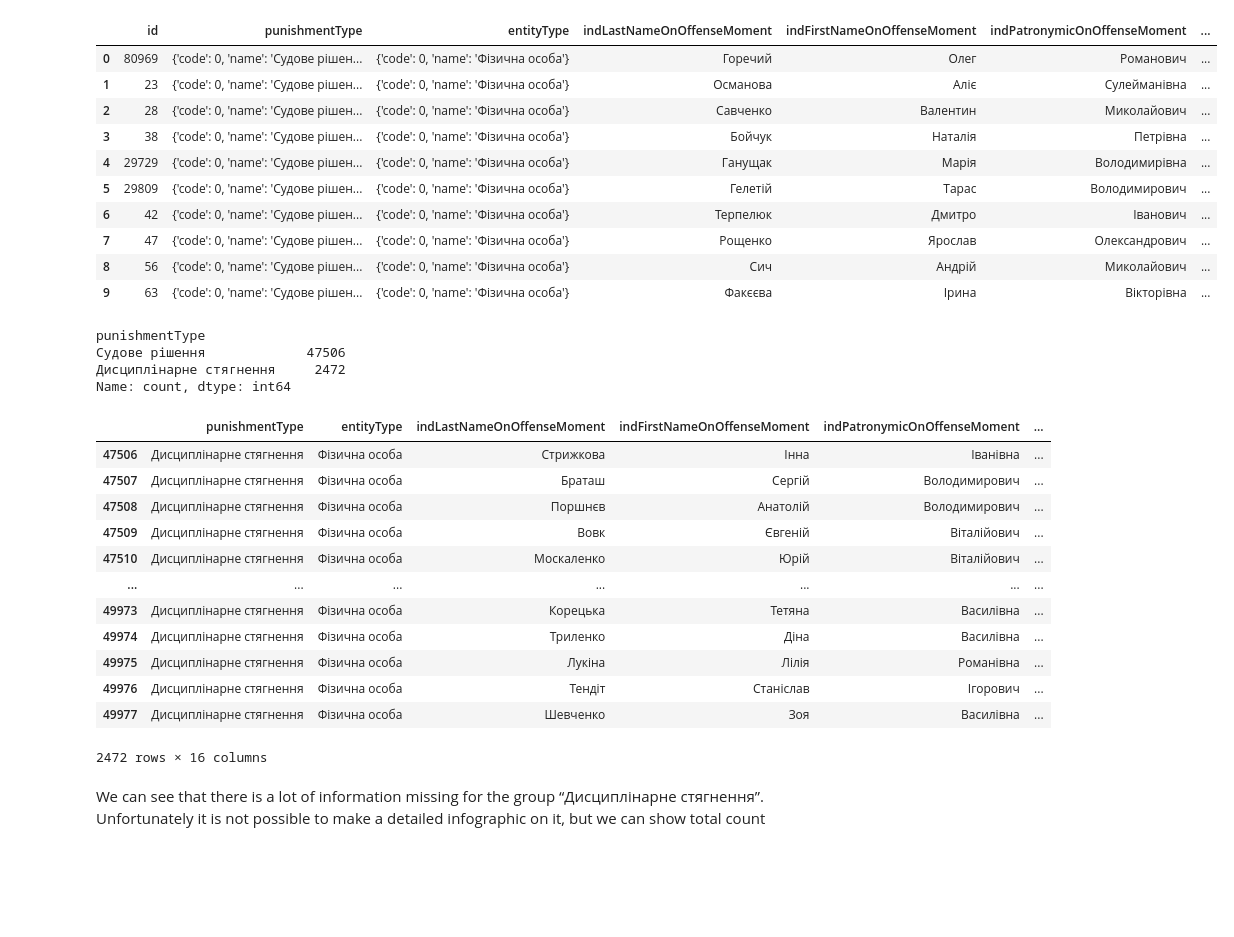
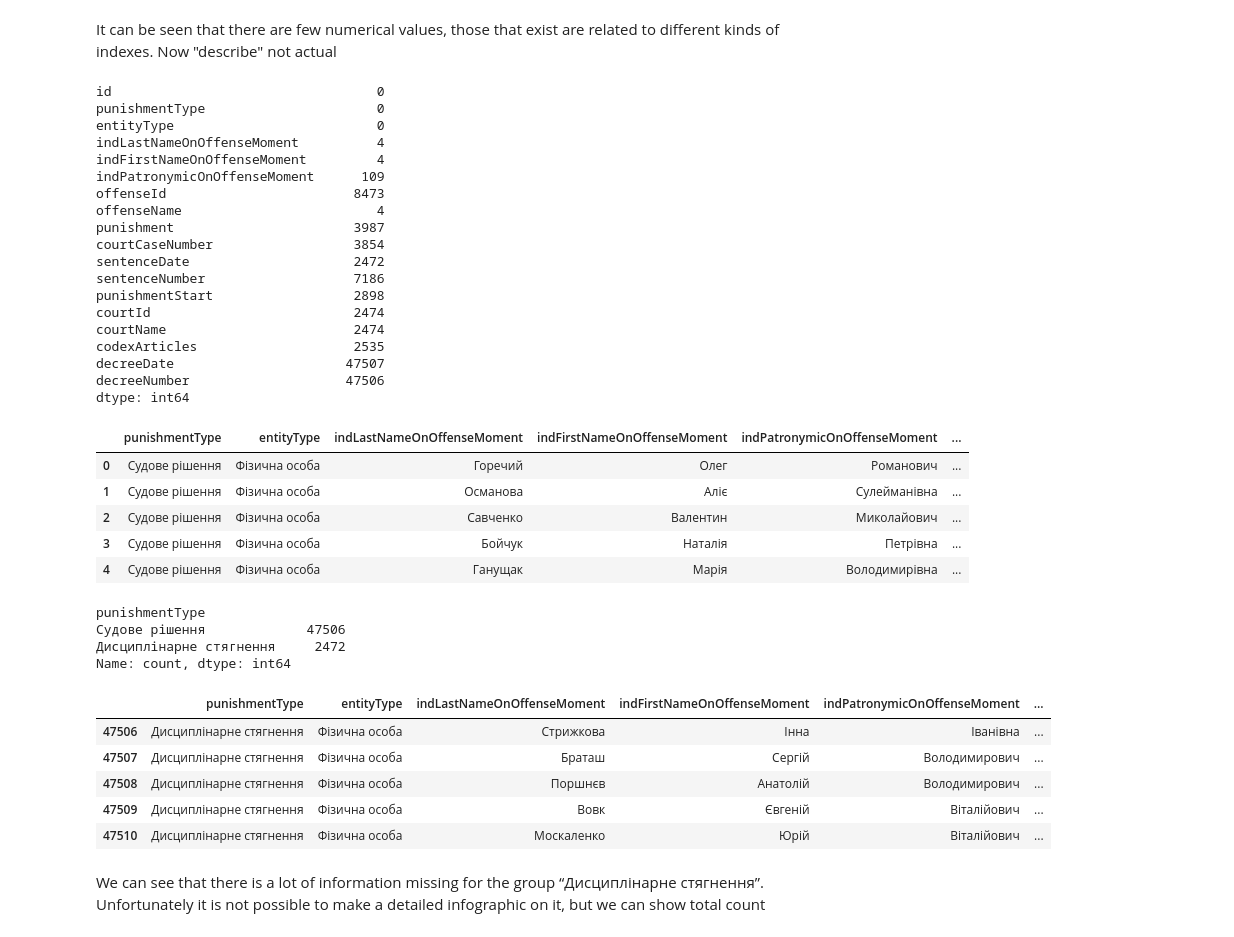
Before and after one commit to rublivsky/python_projects, a Jupyter notebook: main.ipynb, the cells around one changed output. Drawn from its saved outputs; the diff is of its cells as text; code cells hidden in the pictures; blank space fills up the shorter version.

```diff
--- a/main.ipynb
+++ b/main.ipynb
@@ -66,17 +35,37 @@ dtype: int64
+# %% [markdown]
+It can be seen that there are few numerical values, those that exist are related to different kinds of indexes. Now "describe" not actual
+# %%
+# check nan cell
+df.isnull().sum()
+# %% [output]
+id                                  0
+punishmentType                      0
+entityType                          0
+indLastNameOnOffenseMoment          4
+indFirstNameOnOffenseMoment         4
+indPatronymicOnOffenseMoment      109
+offenseId                        8473
+offenseName                         4
+punishment                       3987
+courtCaseNumber                  3854
+sentenceDate                     2472
+sentenceNumber                   7186
+punishmentStart                  2898
+courtId                          2474
+courtName                        2474
+codexArticles                    2535
+decreeDate                      47507
+decreeNumber                    47506
+dtype: int64
 # %%
-df.head(10)
+df.head(5)
 # %% [output]
-|  | id | punishmentType | entityType | indLastNameOnOffenseMoment | indFirstNameOnOffenseMoment | indPatronymicOnOffenseMoment | ... |
-| 0 | 80969 | {'code': 0, 'name': 'Судове рішен... | {'code': 0, 'name': 'Фізична особа'} | Горечий | Олег | Романович | ... |
-| 1 | 23 | {'code': 0, 'name': 'Судове рішен... | {'code': 0, 'name': 'Фізична особа'} | Османова | Аліє | Сулейманівна | ... |
-| 2 | 28 | {'code': 0, 'name': 'Судове рішен... | {'code': 0, 'name': 'Фізична особа'} | Савченко | Валентин | Миколайович | ... |
-| 3 | 38 | {'code': 0, 'name': 'Судове рішен... | {'code': 0, 'name': 'Фізична особа'} | Бойчук | Наталія | Петрівна | ... |
-| 4 | 29729 | {'code': 0, 'name': 'Судове рішен... | {'code': 0, 'name': 'Фізична особа'} | Ганущак | Марія | Володимирівна | ... |
-| 5 | 29809 | {'code': 0, 'name': 'Судове рішен... | {'code': 0, 'name': 'Фізична особа'} | Гелетій | Тарас | Володимирович | ... |
-| 6 | 42 | {'code': 0, 'name': 'Судове рішен... | {'code': 0, 'name': 'Фізична особа'} | Терпелюк | Дмитро | Іванович | ... |
-| 7 | 47 | {'code': 0, 'name': 'Судове рішен... | {'code': 0, 'name': 'Фізична особа'} | Рощенко | Ярослав | Олександрович | ... |
-| 8 | 56 | {'code': 0, 'name': 'Судове рішен... | {'code': 0, 'name': 'Фізична особа'} | Сич | Андрій | Миколайович | ... |
-| 9 | 63 | {'code': 0, 'name': 'Судове рішен... | {'code': 0, 'name': 'Фізична особа'} | Факєєва | Ірина | Вікторівна | ... |
+|  | punishmentType | entityType | indLastNameOnOffenseMoment | indFirstNameOnOffenseMoment | indPatronymicOnOffenseMoment | ... |
+| 0 | Судове рішення | Фізична особа | Горечий | Олег | Романович | ... |
+| 1 | Судове рішення | Фізична особа | Османова | Аліє | Сулейманівна | ... |
+| 2 | Судове рішення | Фізична особа | Савченко | Валентин | Миколайович | ... |
+| 3 | Судове рішення | Фізична особа | Бойчук | Наталія | Петрівна | ... |
+| 4 | Судове рішення | Фізична особа | Ганущак | Марія | Володимирівна | ... |
 # %%
 # Converting date from object to date format and extracting information from cells with JSON/dict
 df['sentenceDate'] = pd.to_datetime(df['sentenceDate'], errors ="coerce")
@@ -101,7 +90,7 @@ punishmentType
 Name: count, dtype: int64
 # %%
 df_filtered = df[df['punishmentType'] == "Дисциплінарне стягнення"]
-df_filtered
+df_filtered.head()
 # %% [output]
 |  | punishmentType | entityType | indLastNameOnOffenseMoment | indFirstNameOnOffenseMoment | indPatronymicOnOffenseMoment | ... |
 | 47506 | Дисциплінарне стягнення | Фізична особа | Стрижкова | Інна | Іванівна | ... |
@@ -109,13 +98,6 @@ df_filtered
 | 47508 | Дисциплінарне стягнення | Фізична особа | Поршнєв | Анатолій | Володимирович | ... |
 | 47509 | Дисциплінарне стягнення | Фізична особа | Вовк | Євгеній | Віталійович | ... |
 | 47510 | Дисциплінарне стягнення | Фізична особа | Москаленко | Юрій | Віталійович | ... |
-| ... | ... | ... | ... | ... | ... | ... |
-| 49973 | Дисциплінарне стягнення | Фізична особа | Корецька | Тетяна | Василівна | ... |
-| 49974 | Дисциплінарне стягнення | Фізична особа | Триленко | Діна | Василівна | ... |
-| 49975 | Дисциплінарне стягнення | Фізична особа | Лукіна | Лілія | Романівна | ... |
-| 49976 | Дисциплінарне стягнення | Фізична особа | Тендіт | Станіслав | Ігорович | ... |
-| 49977 | Дисциплінарне стягнення | Фізична особа | Шевченко | Зоя | Василівна | ... |
-2472 rows × 16 columns
 # %% [markdown]
 We can see that there is a lot of information missing for the group “Дисциплінарне стягнення”. Unfortunately it is not possible to make a detailed infographic on it, but we can show total count
 # %%
```
Also changed, not shown: parts of 7 cells of this notebook.
